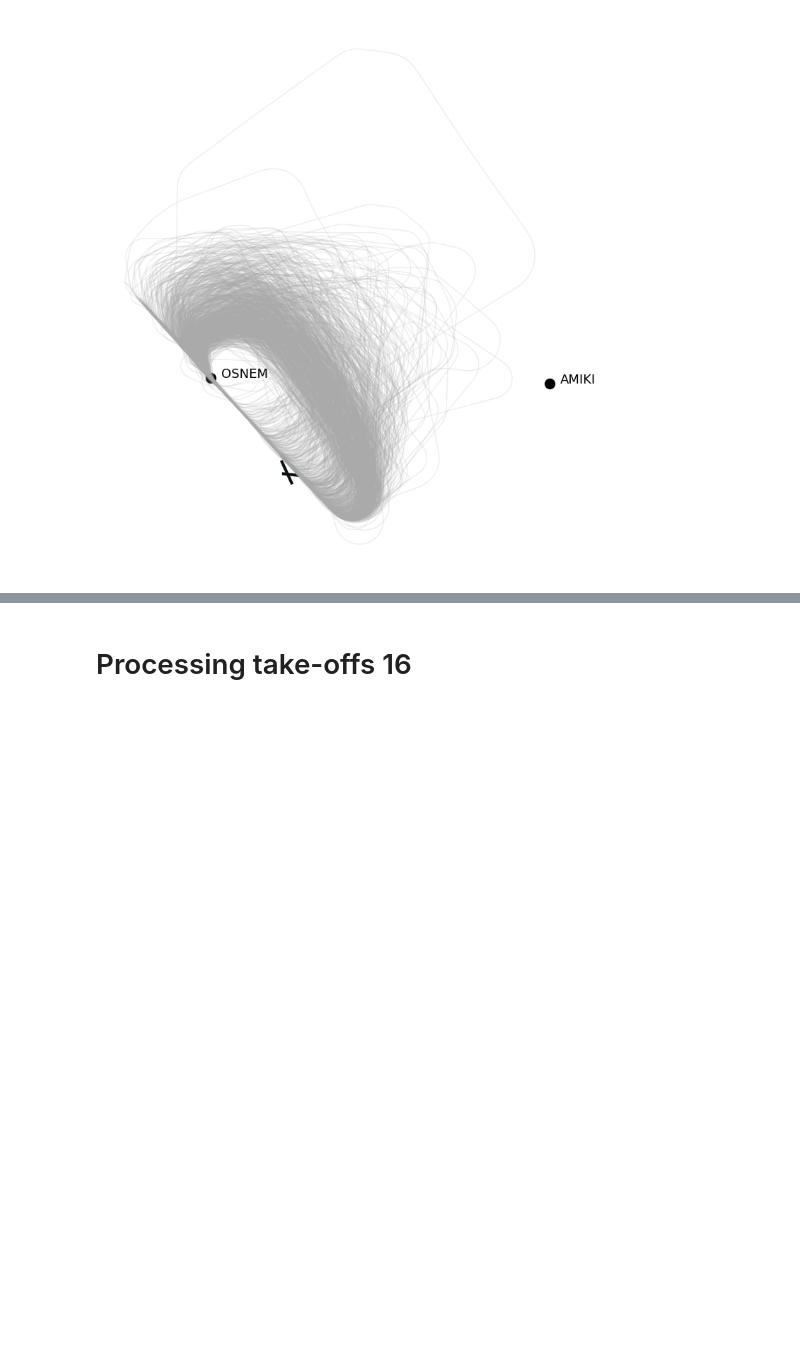
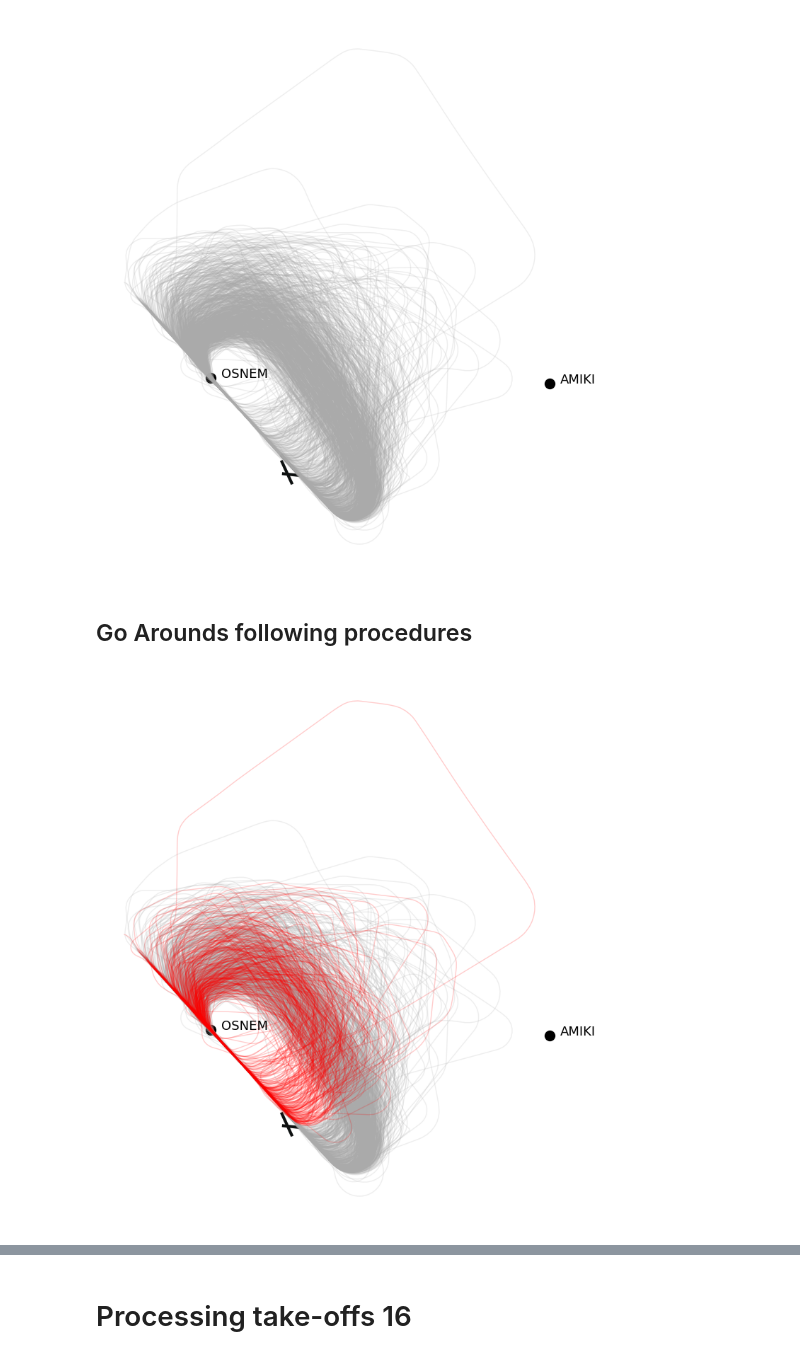
Before and after one commit to kruuZHAW/MAC_estimation_disentangled_VAE, a Jupyter notebook: notebooks/data_lszh.ipynb, the cells around one changed output, grey strips where cells are left out. Drawn from its saved outputs; the diff is of its cells as text; code cells hidden in the pictures; blank space fills up the shorter version.

Commit message:
work on go arounds

```diff
--- a/notebooks/data_lszh.ipynb
+++ b/notebooks/data_lszh.ipynb
@@ -89,3 +89,5 @@ t_ga = t_ga1 + t_ga2
 t_ga.to_pickle("../deep_traffic_generation/data/data_lszh/ga_14_augmented.pkl")
 # %%
 t_ga = Traffic.from_file("../deep_traffic_generation/data/data_lszh/ga_14_augmented.pkl")
+# %%
+t_ga = Traffic.from_file("../deep_traffic_generation/data/data_lszh/ga_OSN21.parquet").resample("1s").eval(desc = "2017-2019", max_workers =20)
@@ -329,3 +358,7 @@ with plt.style.context("traffic"):
 plt.show()
 # %% [output]
 [figure]
+# %% [markdown]
+## Go Arounds following procedures
+# %%
+t1 = Traffic.from_file("../deep_traffic_generation/data/data_lszh/ga_14_augmented_cleaned.pkl")
@@ -331,0 +407,17 @@ plt.show()
+# %%
+from traffic.core.projection import EuroPP
+from traffic.data import navaids
+
+with plt.style.context("traffic"):
+    fig, ax = plt.subplots(figsize=(15, 10), subplot_kw=dict(projection=EuroPP()))
+
+    t1[inend].plot(ax, alpha=0.2)
+    t1[notinend].plot(ax, alpha=0.2, color = "r")
+
+    airports["LSZH"].plot(ax, footprint=False, runways=dict(lw=1), labels=False)
+    navaids["OSNEM"].plot(ax)
+    navaids["AMIKI"].plot(ax)
+
+plt.show()
+# %% [output]
+[figure, added]
```
Also changed, not shown: parts of 23 cells of this notebook, 34 other files.
